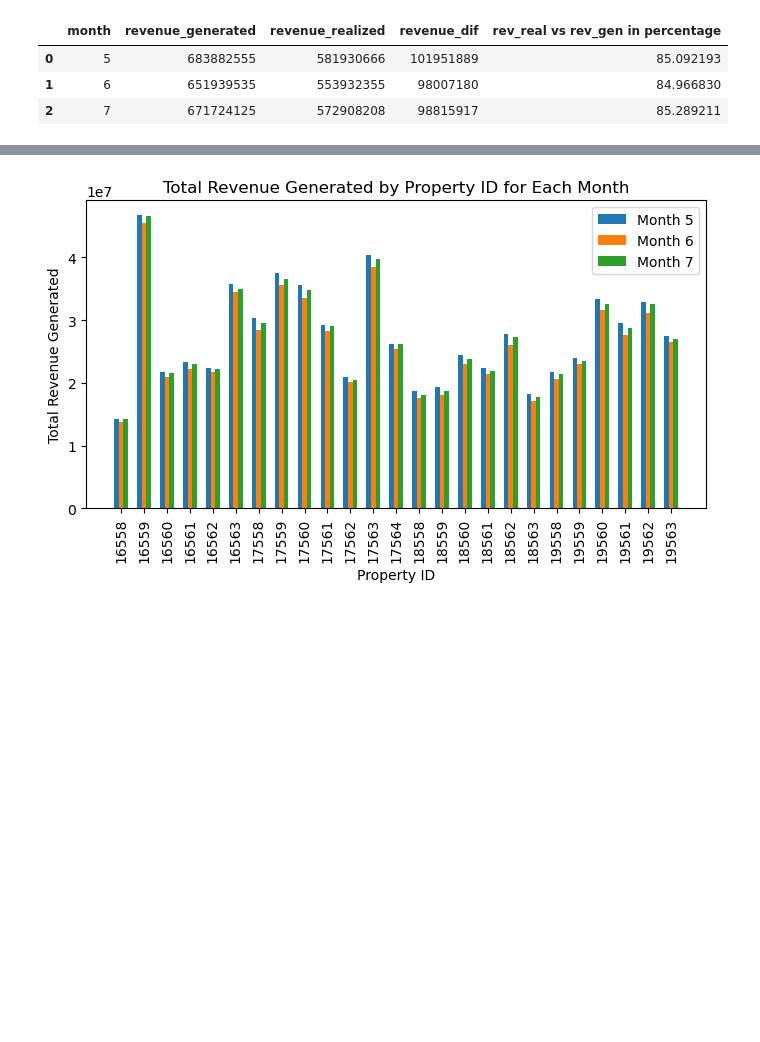
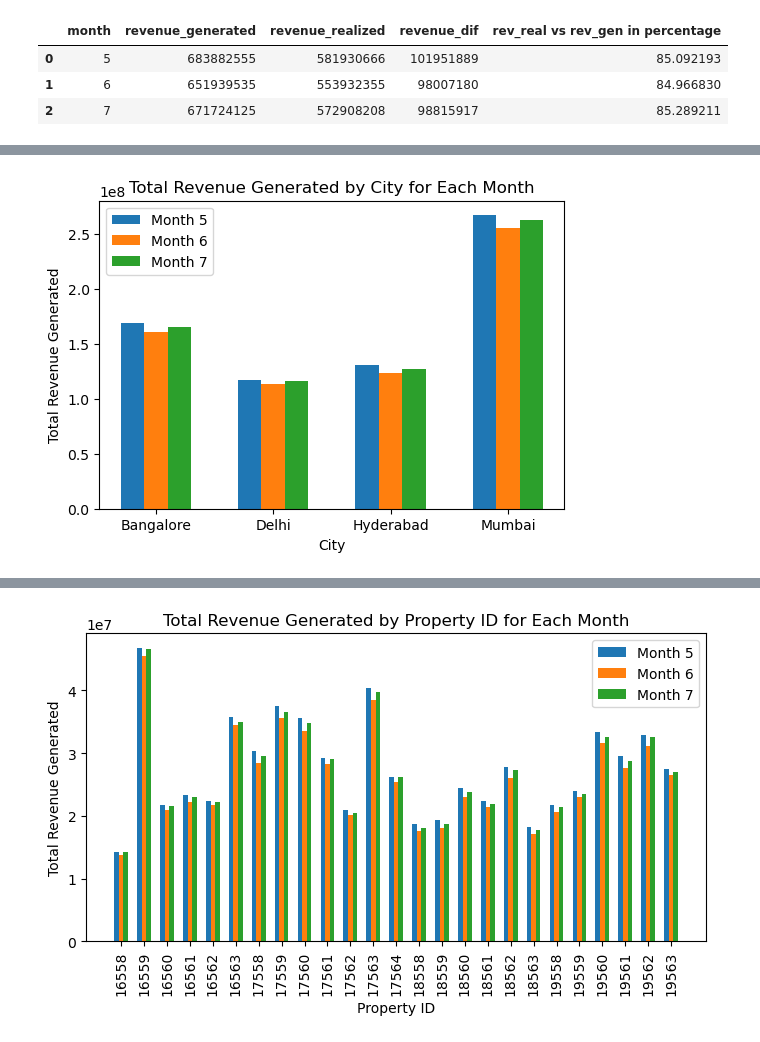
Before and after one commit to sidiquegithub/HOSPITALITY-PROJECT, a Jupyter notebook: CODE/INITIAL ANALYSIS.ipynb, the cells around one changed output, grey strips where cells are left out. Cells and saved outputs as stored; diff of their text form; code cells hidden in the pictures; blank space fills up the shorter version.

```diff
--- a/CODE/INITIAL ANALYSIS.ipynb
+++ b/CODE/INITIAL ANALYSIS.ipynb
@@ -554,0 +558,3 @@ month_rev
+# %%
+month_city = df_2.groupby(['city','month'])['revenue_generated'].sum().reset_index()
+month_city
@@ -555,3 +575,27 @@ month_rev
+# %%
+# Pivot the DataFrame to have 'month' values as columns
+prop_pivoted = month_city.pivot(index='city', columns='month', values='revenue_generated').reset_index()
+
+# Plotting the grouped bar graph
+plt.figure(figsize=(6, 4))
+
+bar_width = 0.2
+bar_positions = np.arange(len(prop_pivoted['city']))
+
+plt.bar(bar_positions - bar_width, prop_pivoted[5], width=bar_width, label='Month 5')
+plt.bar(bar_positions, prop_pivoted[6], width=bar_width, label='Month 6')
+plt.bar(bar_positions + bar_width, prop_pivoted[7], width=bar_width, label='Month 7')
+
+plt.xlabel('City')
+plt.ylabel('Total Revenue Generated')
+plt.title('Total Revenue Generated by City for Each Month')
+plt.xticks(bar_positions, prop_pivoted['city'])
+plt.legend()
+
+
+plt.show()
+# %% [output]
+[figure, added]
 # %%
 # revenue by each property in each month.
 # df_2  ----> groupby(month, property)  ----> sum (revenue)
```
Also changed, not shown: parts of 8 cells of this notebook.
